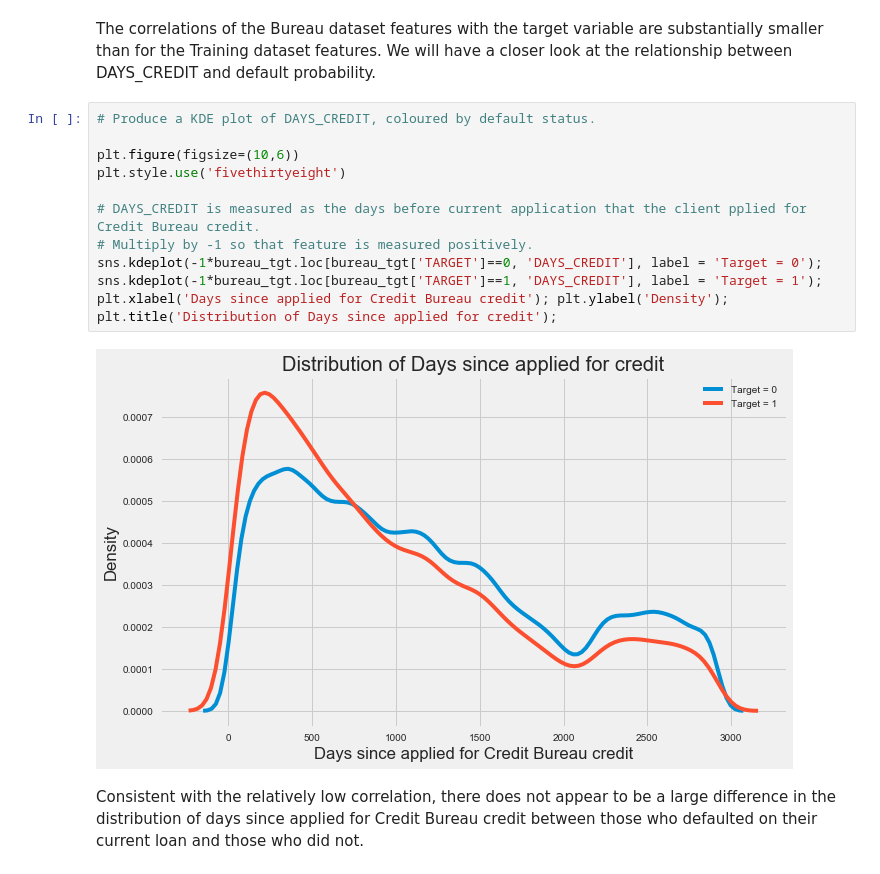
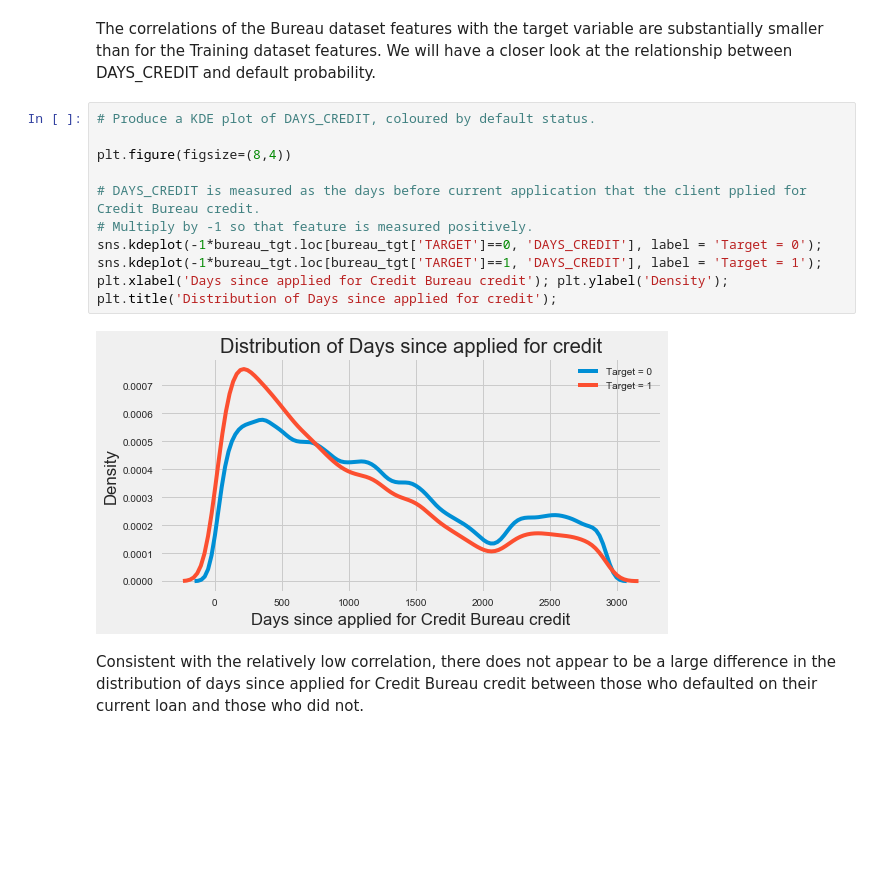
Before and after one commit to chelsealuisa/home-credit, a Jupyter notebook: home-credit-eda.ipynb, the cells around one changed output. Cells and saved outputs as stored; diff of their text form; blank space fills up the shorter version.

```diff
--- a/home-credit-eda.ipynb
+++ b/home-credit-eda.ipynb
@@ -815,16 +819,15 @@ The correlations of the Bureau dataset features with the target variable are sub
 # %%
 # Produce a KDE plot of DAYS_CREDIT, coloured by default status.
 
-plt.figure(figsize=(10,6))
-plt.style.use('fivethirtyeight')
+plt.figure(figsize=(8,4))
 
 # DAYS_CREDIT is measured as the days before current application that the client pplied for Credit Bureau credit.
 # Multiply by -1 so that feature is measured positively.
 sns.kdeplot(-1*bureau_tgt.loc[bureau_tgt['TARGET']==0, 'DAYS_CREDIT'], label = 'Target = 0');
 sns.kdeplot(-1*bureau_tgt.loc[bureau_tgt['TARGET']==1, 'DAYS_CREDIT'], label = 'Target = 1');
 plt.xlabel('Days since applied for Credit Bureau credit'); plt.ylabel('Density'); plt.title('Distribution of Days since applied for credit');
 # %% [output]
-[figure, old version]
+[figure, new version]
 # %% [markdown]
 Consistent with the relatively low correlation, there does not appear to be a large difference in the distribution of days since applied for Credit Bureau credit between those who defaulted on their current loan and those who did not.
 # %% [markdown]
```
Also changed, not shown: parts of 4 cells of this notebook.
